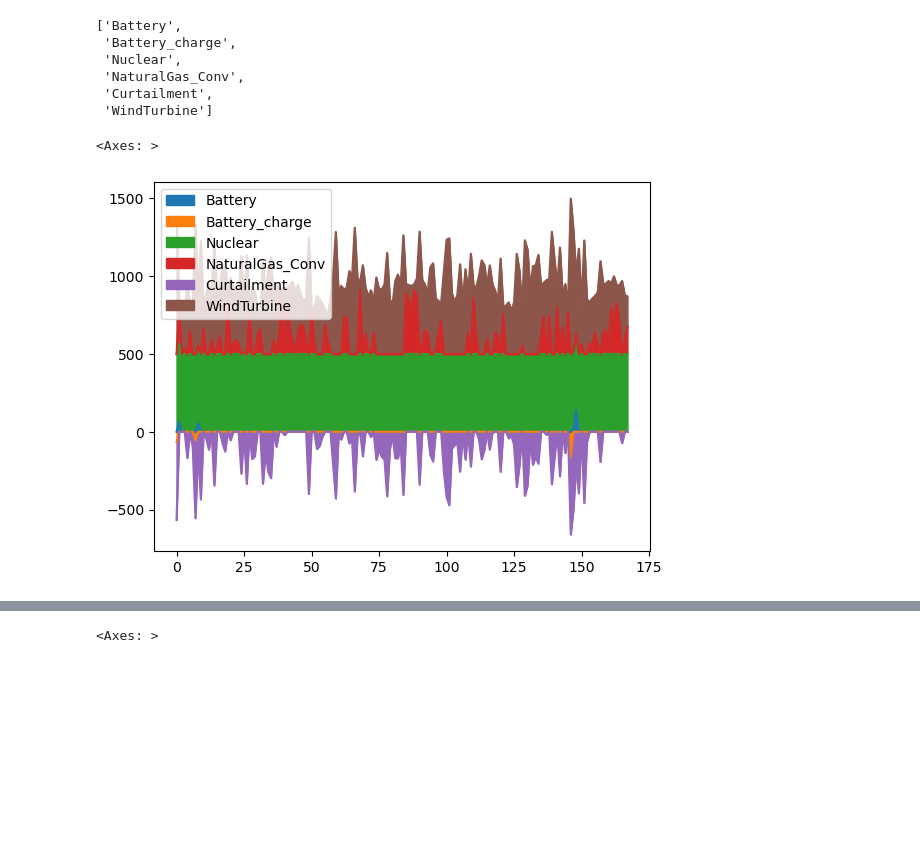
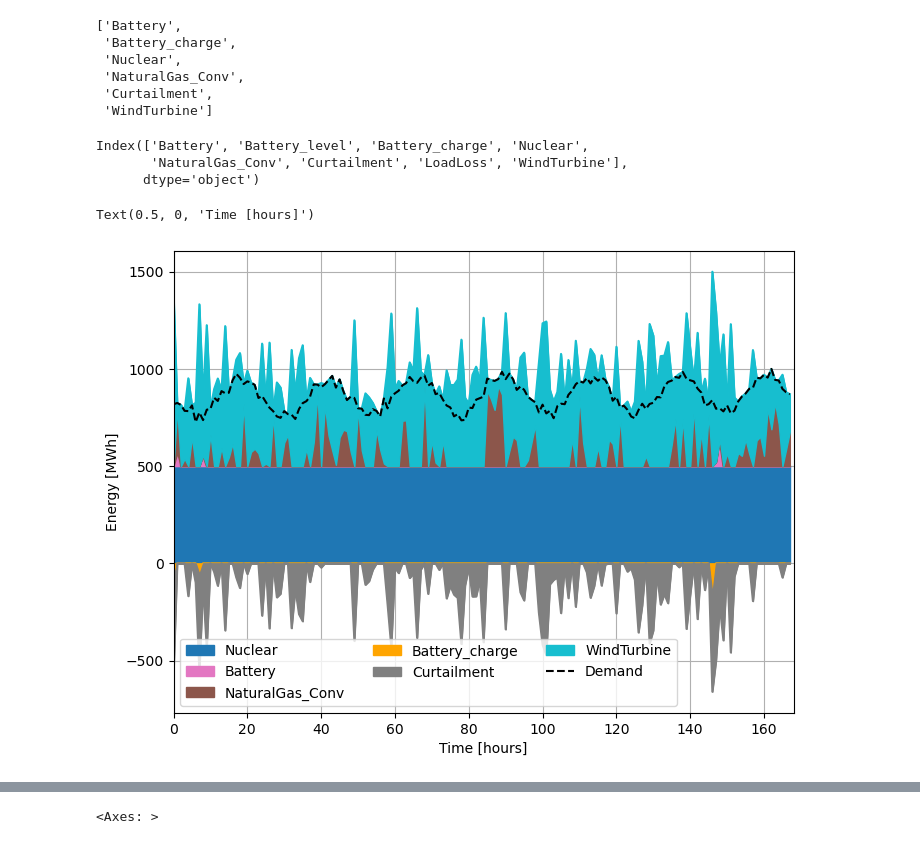
Before and after one commit to arfc/2025-dotson-dissertation, a Jupyter notebook: analysis/scripts/04-benchmark-scripts/test_osier_mutliprocess.ipynb, the cells around one changed output, grey strips where cells are left out. Drawn from its saved outputs; the diff is of its cells as text; code cells hidden in the pictures; blank space fills up the shorter version.

Commit message:
adds data and figures for scaling studies

```diff
--- a/analysis/scripts/04-benchmark-scripts/test_osier_mutliprocess.ipynb
+++ b/analysis/scripts/04-benchmark-scripts/test_osier_mutliprocess.ipynb
@@ -339,8 +339,8 @@ plt.plot(wind_speed)
 [<matplotlib.lines.Line2D at 0x...>]
 [figure]
 # %%
-opt_df = pd.read_csv("../../../data/full_dispatch_results_optimal.csv", index_col=0)
-log_df = pd.read_csv("../../../data/full_dispatch_results_logic.csv", index_col=0)
+opt_df = pd.read_csv("../../../data/all_dispatch_results_optimal.csv", index_col=0)
+log_df = pd.read_csv("../../../data/all_dispatch_results_logical.csv", index_col=0)
 # %%
 opt_df.columns
 # %% [output]
@@ -366,8 +366,34 @@ cols
  'NaturalGas_Conv',
  'Curtailment',
  'WindTurbine']
-# %%
-log_df[cols].plot.area()
-# %% [output]
-<Axes: >
-[figure, removed]
+# %%
+with open('../../../data/synthetic_demand_data.pkl', 'rb') as f:
+    dem_data = pickle.load(f)
+# %%
+log_df.columns
+# %% [output]
+Index(['Battery', 'Battery_level', 'Battery_charge', 'Nuclear',
+       'NaturalGas_Conv', 'Curtailment', 'LoadLoss', 'WindTurbine'],
+      dtype='object')
+# %%
+color_map = {"SolarPanel":'gold',
+             'Nuclear':'tab:blue',
+             'Curtailment':'gray',
+             'Battery_charge':'orange',
+             'Battery':'tab:pink',
+             'WindTurbine':'tab:cyan',
+             'NaturalGas_Conv':'tab:brown'}
+# %%
+order = ['Nuclear','Battery','NaturalGas_Conv','Battery_charge','Curtailment','WindTurbine']
+# %%
+fig, ax = plt.subplots(figsize=(8,6))
+log_df[order].plot.area(ax=ax,zorder=2, color=color_map)
+ax.plot(dem_data.to_value(), zorder=3, label='Demand', color='k', linestyle='--')
+ax.grid()
+ax.legend(ncols=3, loc='lower left')
+ax.set_xlim(0,168)
+ax.set_ylabel("Energy [MWh]")
+ax.set_xlabel("Time [hours]")
+# %% [output]
+Text(0.5, 0, 'Time [hours]')
+[figure, added]
```
Also changed, not shown: parts of 2 cells of this notebook, 25 other files.
